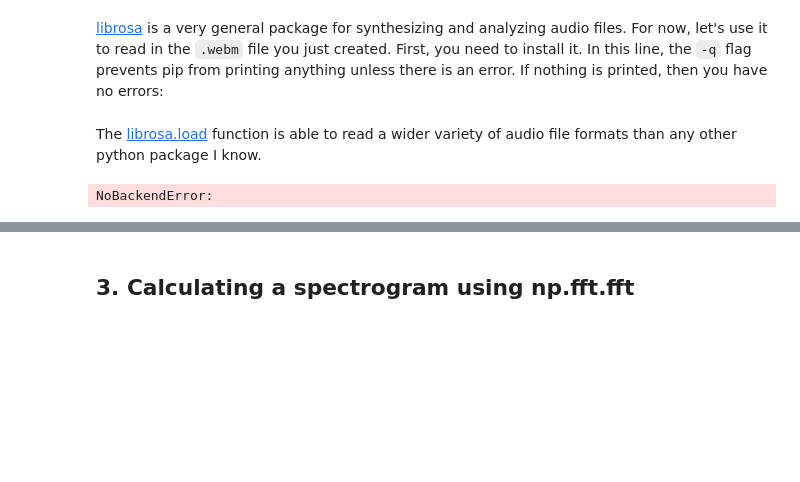
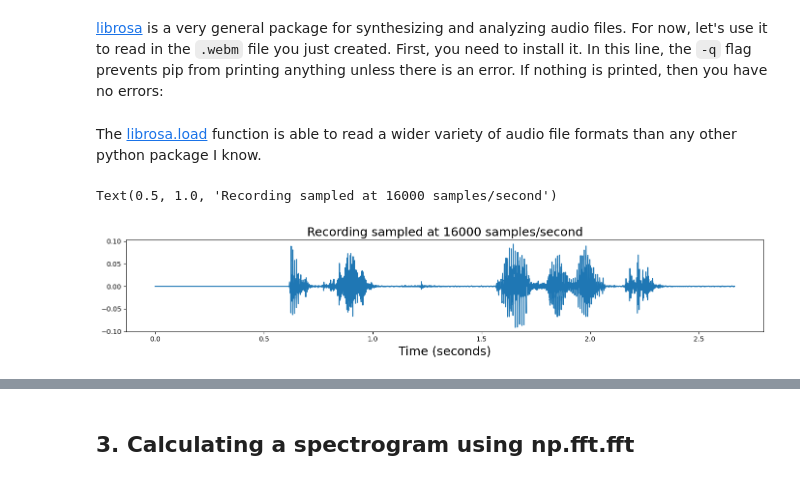
Before and after one commit to KCGI-WXS/intro_speech_understanding, a Jupyter notebook: 2023_fall/lec10/lec10_notebook.ipynb, the cells around one changed output, grey strips where cells are left out. Drawn from its saved outputs; the diff is of its cells as text; code cells hidden in the pictures; blank space fills up the shorter version.

```diff
--- a/2023_fall/lec10/lec10_notebook.ipynb
+++ b/2023_fall/lec10/lec10_notebook.ipynb
@@ -73,18 +73,19 @@ The [librosa.load](https://librosa.org/doc/latest/generated/librosa.load.html#li
 # %%
 import librosa
 import matplotlib.pyplot as plt
 import numpy as np
 
-speech, Fs = librosa.load('recording.webm',sr=16000)
+speech, Fs = librosa.load('recording.mp3',sr=16000)
 speech_time_axis = np.arange(len(speech))/Fs
 
 fig = plt.figure(figsize=(14,3),layout='tight')
 subplot = fig.subplots(1,1)
 subplot.plot(speech_time_axis,speech)
 subplot.set_xlabel('Time (seconds)',fontsize=18)
 subplot.set_title('Recording sampled at %d samples/second'%(Fs),fontsize=18)
 # %% [output]
-NoBackendError:
+Text(0.5, 1.0, 'Recording sampled at 16000 samples/second')
+[figure, added]
 # %% [markdown]
 <a id='section3'></a>
 # %% [markdown]
```
Also changed, not shown: parts of 10 cells of this notebook, 3 other files.
